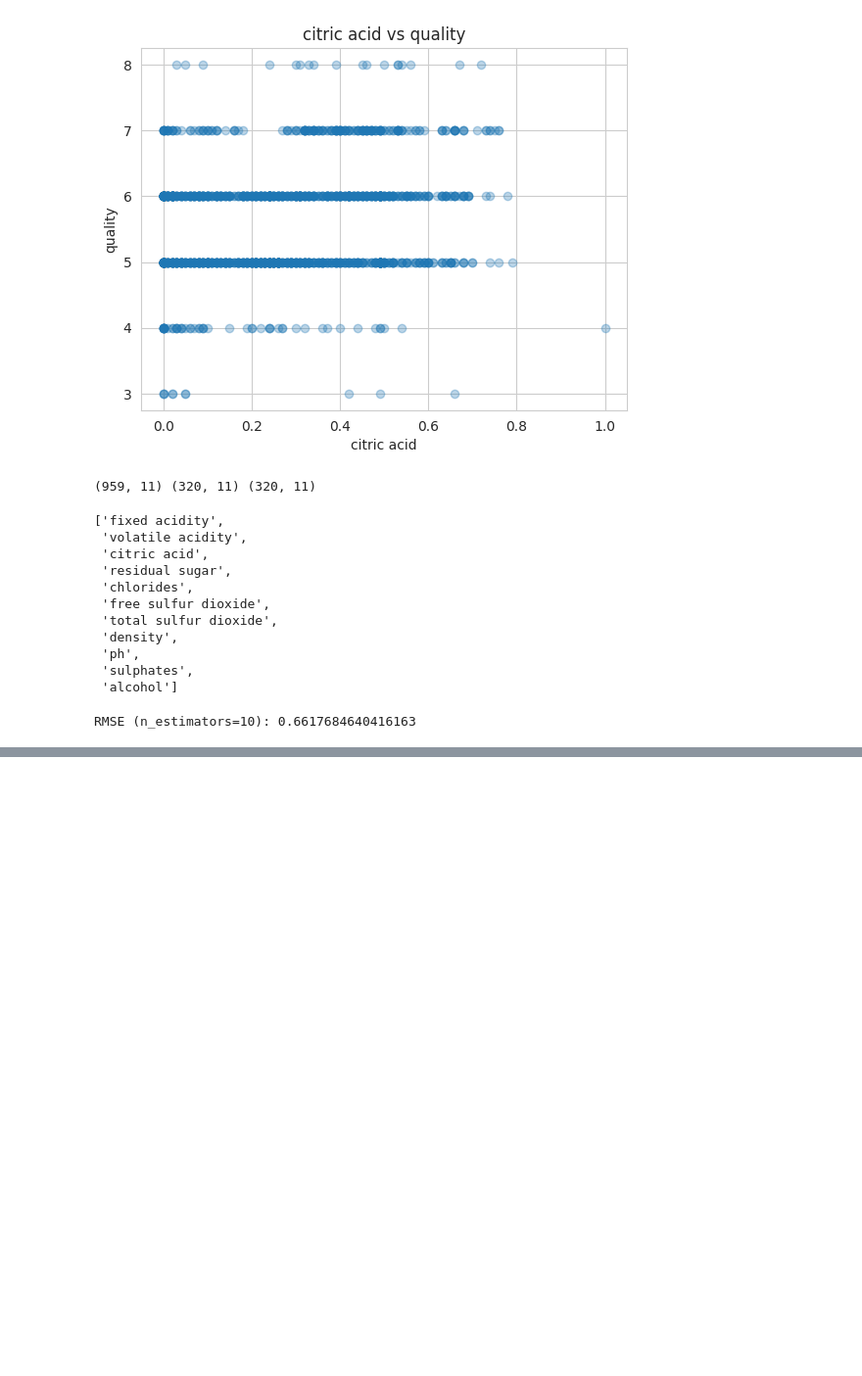
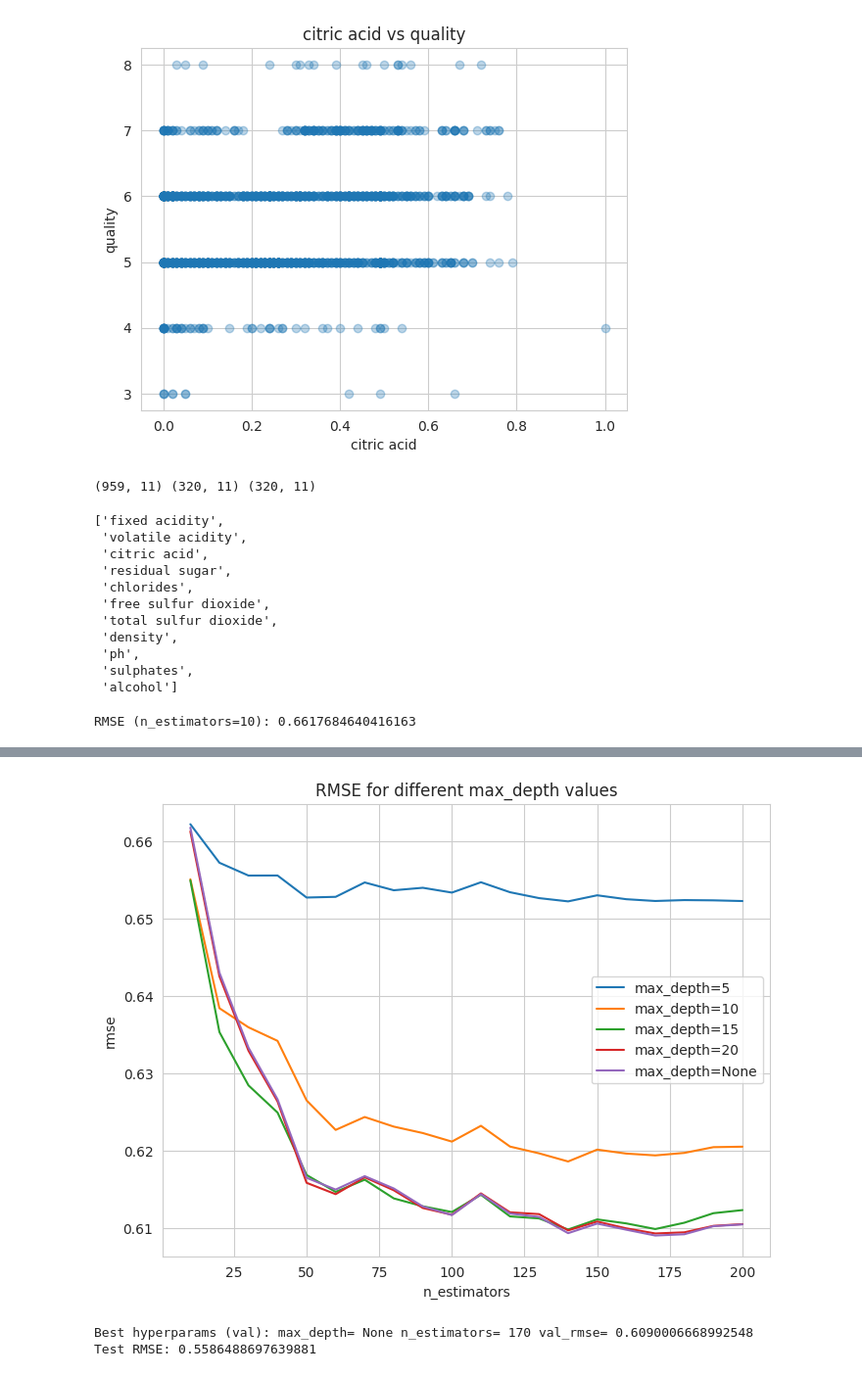
Before and after one commit to Krishna-Teja-Thallapalli-Venkata/WineQuality_End_to_End_ML_MidTerm_Project, a Jupyter notebook: notebook.ipynb, the cells around one changed output, grey strips where cells are left out. Shown at 98% size. Drawn from its saved outputs; the diff is of its cells as text; code cells hidden in the pictures; blank space fills up the shorter version.

```diff
--- a/notebook.ipynb
+++ b/notebook.ipynb
@@ -168,0 +194,45 @@ RMSE (n_estimators=10): 0.6617684640416163
+# %%
+scores = []
+for depth in [5, 10, 15, 20, None]:
+    for n in range(10, 201, 10):
+        rf = RandomForestRegressor(n_estimators=n, max_depth=depth, random_state=RANDOM_STATE, n_jobs=-1)
+        rf.fit(X_train, y_train)
+        y_pred = rf.predict(X_val)
+        rmse = root_mean_squared_error(y_val, y_pred)
+        scores.append((depth if depth is not None else -1, n, rmse))
+
+df_grid = pd.DataFrame(scores, columns=['max_depth', 'n_estimators', 'rmse'])
+# convert -1 back to None label for plotting
+df_grid['max_depth_label'] = df_grid['max_depth'].replace({-1: 'None'})
+plt.figure(figsize=(8,6))
+for depth in df_grid.max_depth.unique():
+    subset = df_grid[df_grid.max_depth == depth]
+    label = 'None' if depth == -1 else str(int(depth))
+    plt.plot(subset.n_estimators, subset.rmse, label=f'max_depth={label}')
+plt.legend()
+plt.xlabel('n_estimators')
+plt.ylabel('rmse')
+plt.title('RMSE for different max_depth values')
+plt.show()
+# %% [output]
+[figure, added]
+# %%
+best_row = df_grid.loc[df_grid.rmse.idxmin()]
+best_depth = None if best_row.max_depth == -1 else int(best_row.max_depth)
+best_n = int(best_row.n_estimators)
+print('Best hyperparams (val):', 'max_depth=', best_depth, 'n_estimators=', best_n, 'val_rmse=', best_row.rmse)
+
+# Retrain on train+val
+X_trainval = np.vstack([X_train, X_val])
+y_trainval = np.hstack([y_train, y_val])
+
+final_rf = RandomForestRegressor(n_estimators=best_n, max_depth=best_depth, random_state=RANDOM_STATE, n_jobs=-1)
+final_rf.fit(X_trainval, y_trainval)
+
+# Evaluate on test
+y_test_pred = final_rf.predict(X_test)
+test_rmse = root_mean_squared_error(y_test, y_test_pred)
+print('Test RMSE:', test_rmse)
+# %% [output]
+Best hyperparams (val): max_depth= None n_estimators= 170 val_rmse= 0.6090006668992548
+Test RMSE: 0.5586488697639881
```
Also changed, not shown: parts of 3 cells of this notebook, 5 other files.
